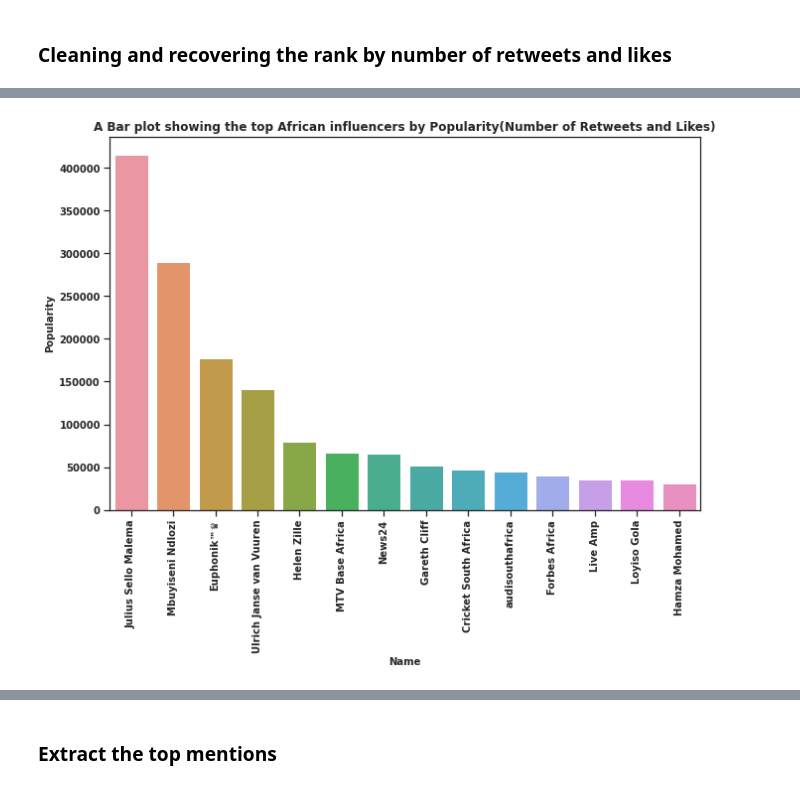
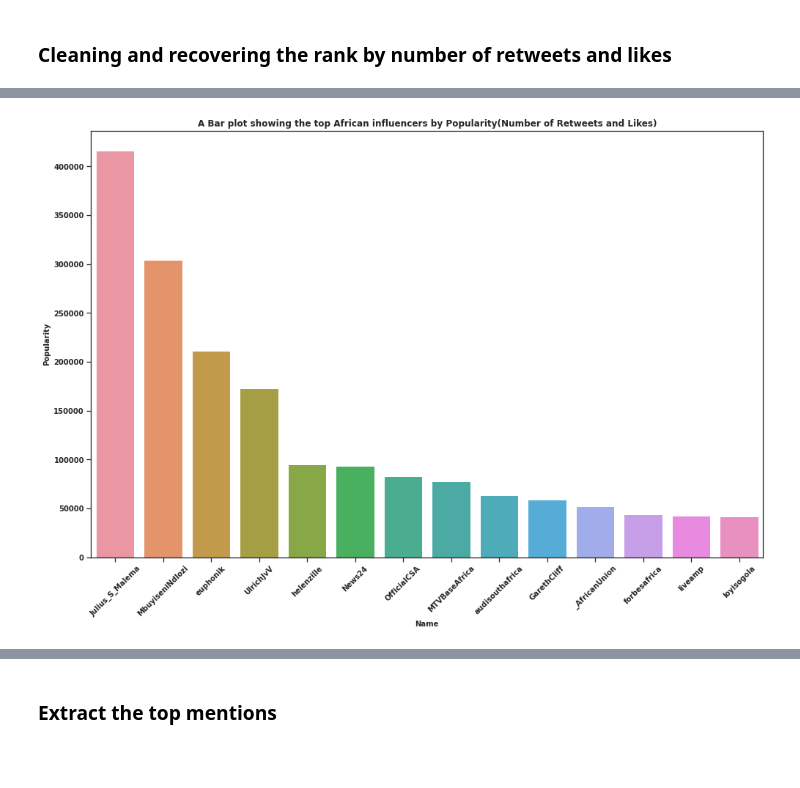
Before and after one commit to dmarinere/NikeCampaign, a Jupyter notebook: Nike_Campaign_Contd.ipynb, the cells around one changed output, grey strips where cells are left out. Cells and saved outputs as stored; diff of their text form; code cells hidden in the pictures; blank space fills up the shorter version.

```diff
--- a/Nike_Campaign_Contd.ipynb
+++ b/Nike_Campaign_Contd.ipynb
@@ -40,8 +42,5 @@ df_gov = df_gov[df_gov['original_author'].map(df_gov['original_author'].value_co
 #i converted some columns from object to int so we can work with them easily
 df_new_infl = df_new_infl.astype({'favorite_count': 'int64', 'retweet_count': 'int64','following': 'int64' })
 df_infl = df_infl.astype({'favorite_count': 'int64', 'retweet_count': 'int64','following': 'int64' })
-# %%
-#i would also drop all influencer that have less than 10,000 followers, my assumption is they are not useful in this campaign
-df_infl = df_infl[df_infl['followers'] > 10000]
 # %%
 # i would start with getting the reach score for all the influencers and leaders
@@ -130,15 +149,12 @@ plt.savefig('/content/drive/My Drive/Colab Notebooks/african_infl_reach.jpeg');
 # %%
 #then i grouped tweet by author and sort them, then took only the top 100 retweets and like for each
 #i sorted first by like because it is easier to get likes and those two work hand in hand
-df_infl_popl = df_infl.sort_values(['favorite_count', 'retweet_count'], ascending=False).groupby('name').head(100)
-df_gov_popl = df_gov.sort_values(['favorite_count', 'retweet_count'], ascending=False).groupby('name').head(100)
+df_infl_popl = df_infl.sort_values(['favorite_count', 'retweet_count'], ascending=False).groupby('original_author').sum().reset_index()
+df_gov_popl = df_gov.sort_values(['favorite_count', 'retweet_count'], ascending=False).groupby('original_author').sum().reset_index()
 # %%
 #Then i took only the columns that were important in this popularity analysis which is retweet and like
-df_infl_popl = df_infl_popl[["name", "retweet_count", "favorite_count"]]
-df_gov_popl = df_gov_popl[["name", "retweet_count", "favorite_count"]]
+df_infl_popl = df_infl_popl[["original_author", "retweet_count", "favorite_count"]]
+df_gov_popl = df_gov_popl[["original_author", "retweet_count", "favorite_count"]]
-# %%
-df_infl_popl = df_infl_popl.groupby(['name']).sum()
-df_gov_popl = df_gov_popl.groupby(['name']).sum()
 # %%
 df_infl_popl= df_infl_popl.sort_values(["favorite_count", "retweet_count"], ascending=False).reset_index()
 df_gov_popl= df_gov_popl.sort_values(["favorite_count", "retweet_count"], ascending=False).reset_index()
@@ -171,18 +207,18 @@ plt.savefig('/content/drive/My Drive/Colab Notebooks/african_infl_popl.jpeg');
 # %%
 #plot without Trevor Noah
 sns.set(style='ticks')
-plt.figure(figsize=(10,8))
-chart = sns.barplot(x="name", y="popularity", data=df_infl_popl[1:15])
+plt.figure(figsize=(14,10))
+chart = sns.barplot(x="original_author", y="popularity", data=df_infl_popl[1:15])
 plt.title("A Bar plot showing the top African influencers by Popularity(Number of Retweets and Likes)", fontsize = 12, fontweight= "bold" )
 plt.xlabel("Name",fontsize = 10, fontweight= "bold")
 plt.ylabel("Popularity", fontsize = 10, fontweight= "bold")
 plt.xticks(fontsize = 10, fontweight= "bold")
 plt.yticks(fontsize = 10, fontweight= "bold", fontfamily='sans-serif')
-plt.xticks(rotation=90)
+plt.xticks(rotation=45)
 plt.ticklabel_format(style='plain', axis='y')
 plt.tight_layout()
 plt.savefig('/content/drive/My Drive/Colab Notebooks/african_infl_popl2.jpeg');
 # %% [output]
-[figure, old version]
+[figure, new version]
 # %%
 sns.set(style='ticks')
```
Also changed, not shown: parts of 38 cells of this notebook.
